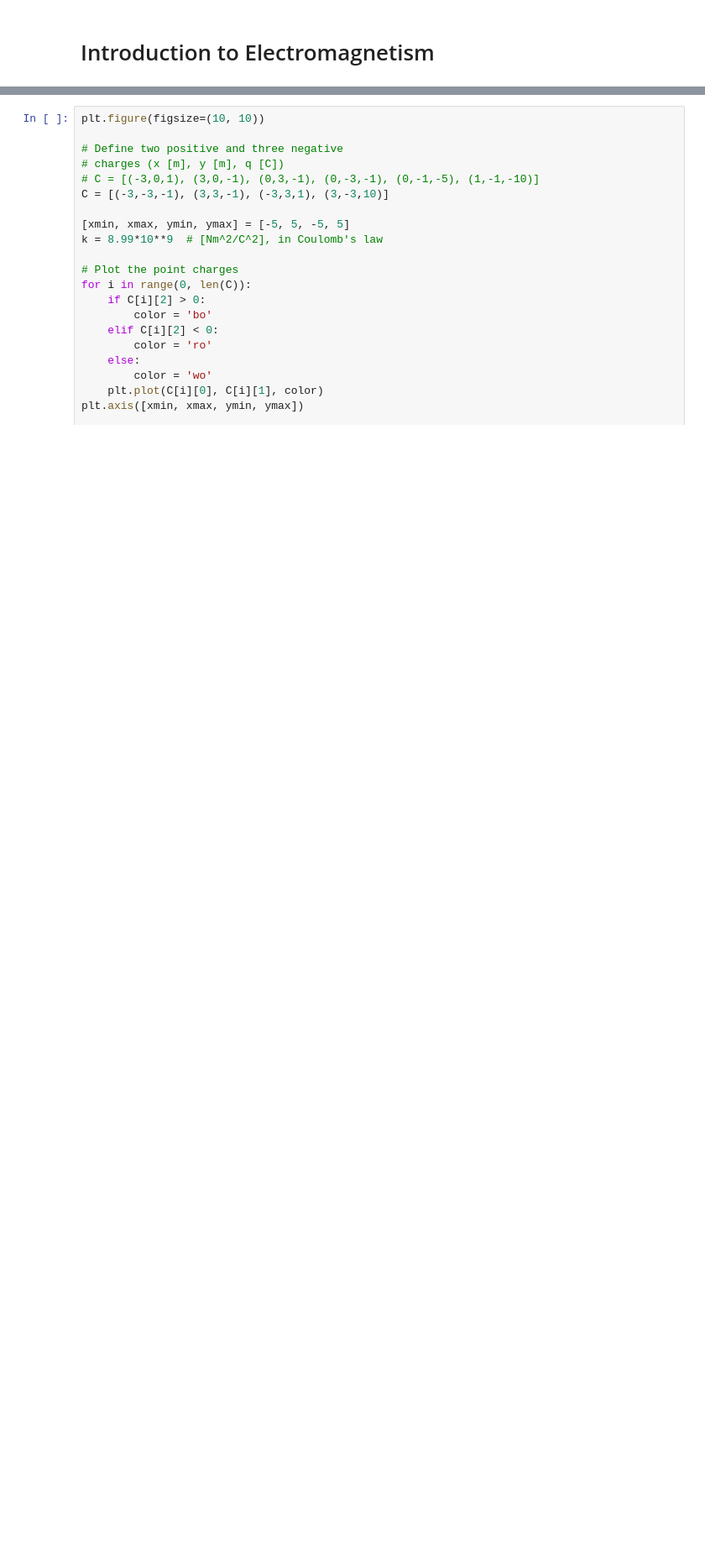
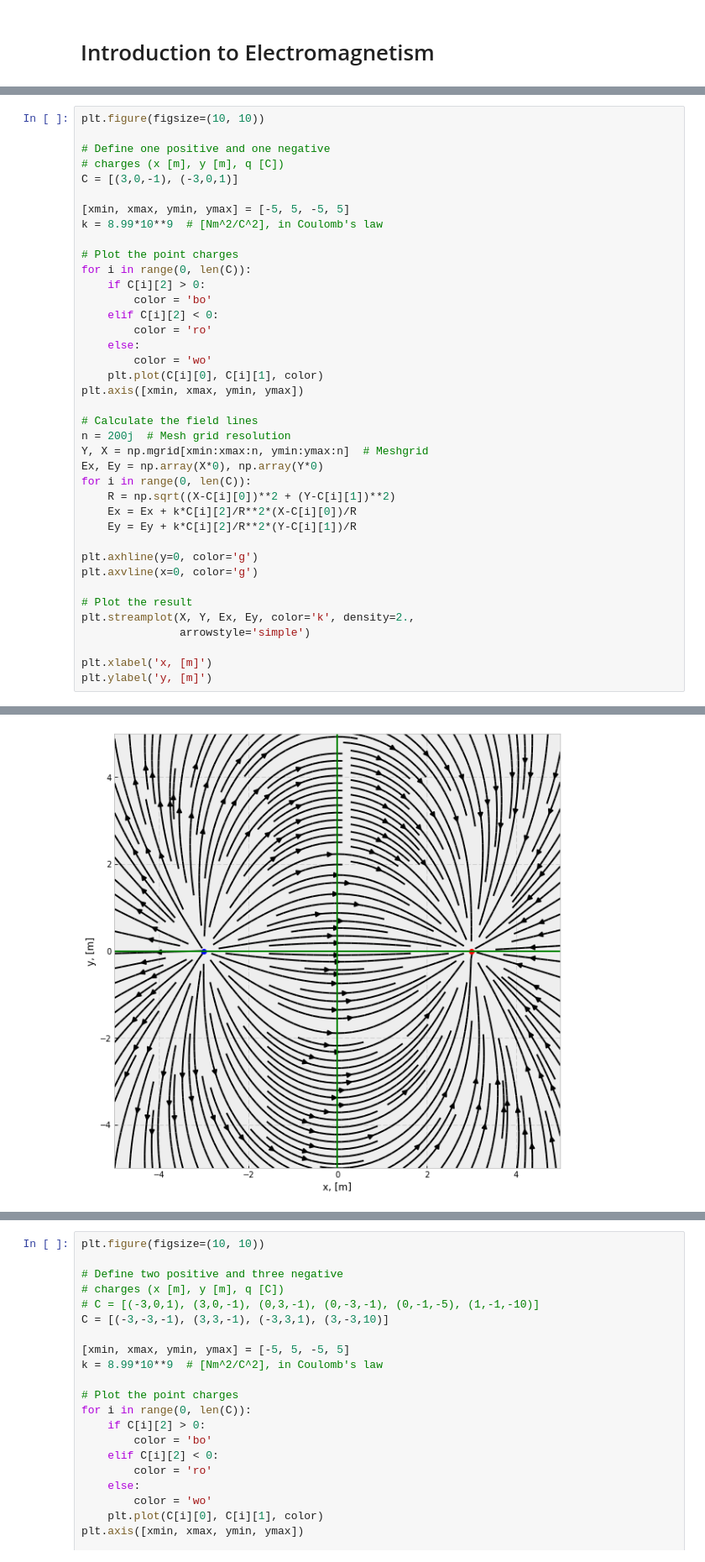
Before and after one commit to marcinofulus/jupyter4edu, a Jupyter notebook: cyprus/7_EM intro_draft.ipynb, the cells around one changed output, grey strips where cells are left out. Shown at 84% size. Drawn from its saved outputs; the diff is of its cells as text; blank space fills up the shorter version.

```diff
--- a/cyprus/7_EM intro_draft.ipynb
+++ b/cyprus/7_EM intro_draft.ipynb
@@ -45,0 +178,40 @@ plt.show()
+# %%
+plt.figure(figsize=(10, 10))
+
+# Define one positive and one negative
+# charges (x [m], y [m], q [C])
+C = [(3,0,-1), (-3,0,1)]
+
+[xmin, xmax, ymin, ymax] = [-5, 5, -5, 5]
+k = 8.99*10**9  # [Nm^2/C^2], in Coulomb's law
+
+# Plot the point charges
+for i in range(0, len(C)):
+    if C[i][2] > 0:
+        color = 'bo'
+    elif C[i][2] < 0:
+        color = 'ro'
+    else:
+        color = 'wo'
+    plt.plot(C[i][0], C[i][1], color)
+plt.axis([xmin, xmax, ymin, ymax])
+
+# Calculate the field lines
+n = 200j  # Mesh grid resolution
+Y, X = np.mgrid[xmin:xmax:n, ymin:ymax:n]  # Meshgrid
+Ex, Ey = np.array(X*0), np.array(Y*0)
+for i in range(0, len(C)):
+    R = np.sqrt((X-C[i][0])**2 + (Y-C[i][1])**2)
+    Ex = Ex + k*C[i][2]/R**2*(X-C[i][0])/R
+    Ey = Ey + k*C[i][2]/R**2*(Y-C[i][1])/R
+
+plt.axhline(y=0, color='g')
+plt.axvline(x=0, color='g')
+
+# Plot the result
+plt.streamplot(X, Y, Ex, Ey, color='k', density=2.,
+               arrowstyle='simple')
+
+plt.xlabel('x, [m]')
+plt.ylabel('y, [m]')
+# %% [output]
@@ -45,0 +219 @@ plt.show()
+[figure, added]
```
Also changed, not shown: parts of 16 cells of this notebook, 2 other files.
